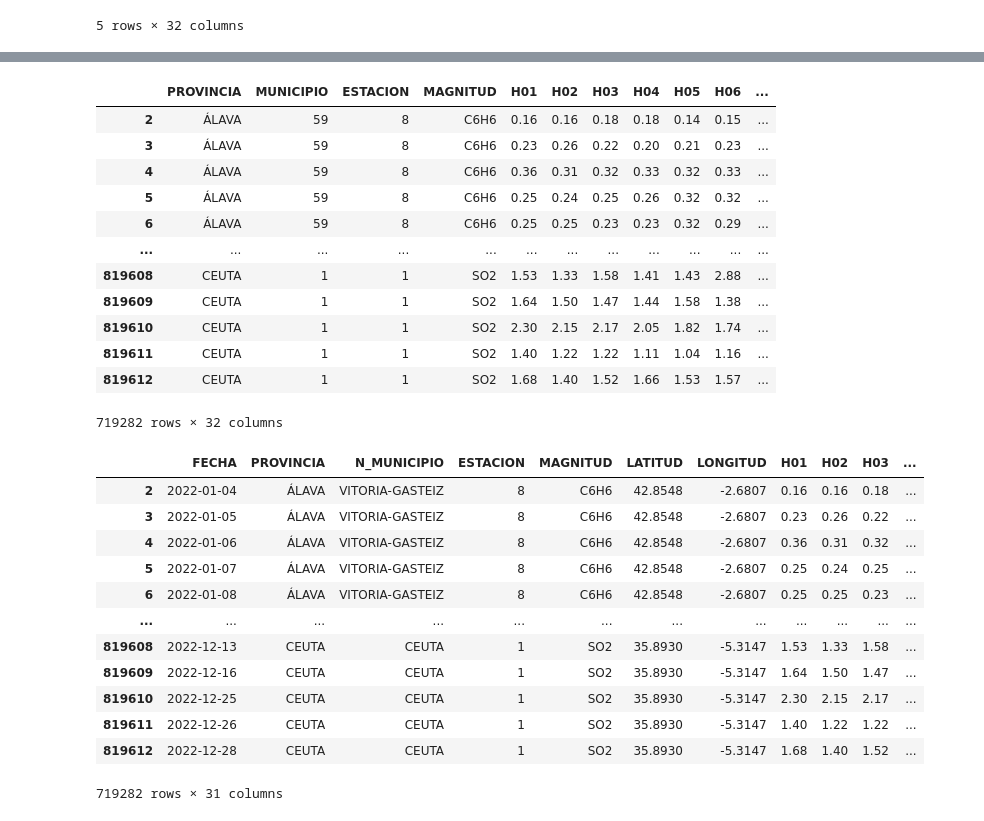
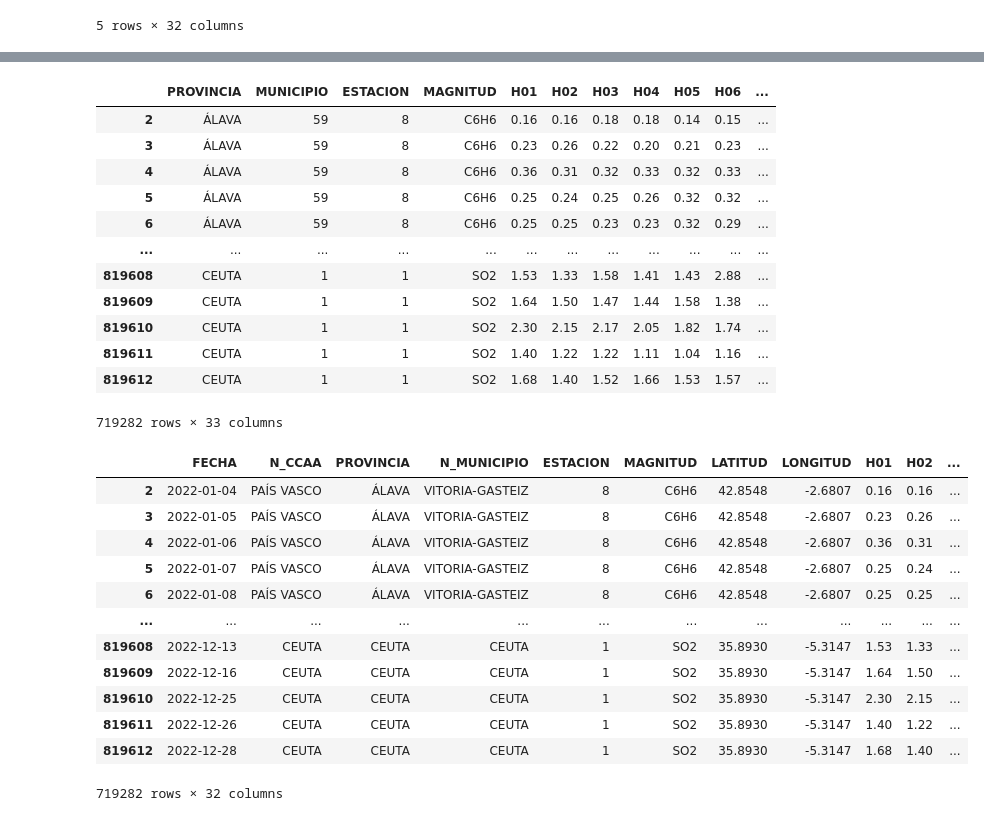
Before and after one commit to Pilizmt/Final-project-air-quality, a Jupyter notebook: src/pre-processing.ipynb, the cells around one changed output, grey strips where cells are left out. Cells and saved outputs as stored; diff of their text form; code cells hidden in the pictures.

```diff
--- a/src/pre-processing.ipynb
+++ b/src/pre-processing.ipynb
@@ -242,3 +242,8 @@ diccionario_provincias
  49: 'ZAMORA',
  50: 'ZARAGOZA',
  51: 'CEUTA'}
+# %%
+dict_ccaa = {(row['PROVINCIA'], row['MUNICIPIO']): row['N_CCAA']
+                    for index, row in stations_excel.iterrows()}
+
+dict_ccaa
@@ -245,3 +268,8 @@ diccionario_provincias
+# %%
+# Crear clave para agregar la CCAA
+pollutants['CLAVE_COMBINADA'] = pollutants.apply(lambda x: (x['PROVINCIA'], x['MUNICIPIO']), axis=1)
+pollutants['N_CCAA'] = pollutants['CLAVE_COMBINADA'].map(dict_ccaa)
+pollutants.drop('CLAVE_COMBINADA', axis=1, inplace=True)
 # %%
 # Crear el diccionario longitud
 dicc_longitude = {(row['PROVINCIA'], row['MUNICIPIO'], row['ESTACION']): row['LONGITUD_G'] for index, row in stations_excel.iterrows()}
@@ -294,34 +322,34 @@ pollutants
 | 819610 | CEUTA | 1 | 1 | SO2 | 2.30 | 2.15 | 2.17 | 2.05 | 1.82 | 1.74 | ... |
 | 819611 | CEUTA | 1 | 1 | SO2 | 1.40 | 1.22 | 1.22 | 1.11 | 1.04 | 1.16 | ... |
 | 819612 | CEUTA | 1 | 1 | SO2 | 1.68 | 1.40 | 1.52 | 1.66 | 1.53 | 1.57 | ... |
-719282 rows × 32 columns
+719282 rows × 33 columns
 # %%
 # Cambiar el orden de las columnas
 
 # Nombres de las columnas de horas en orden
 columnas_horas = ['H01', 'H02', 'H03', 'H04', 'H05', 'H06', 'H07', 'H08', 'H09', 'H10',
                   'H11', 'H12', 'H13', 'H14', 'H15', 'H16', 'H17', 'H18', 'H19', 'H20',
                   'H21', 'H22', 'H23', 'H24']
 
 # Nuevo orden de las columnas
-nuevo_orden = ['FECHA', 'PROVINCIA', 'N_MUNICIPIO', 'ESTACION', 'MAGNITUD', 'LATITUD', 'LONGITUD'] + columnas_horas
+nuevo_orden = ['FECHA', 'N_CCAA', 'PROVINCIA', 'N_MUNICIPIO', 'ESTACION', 'MAGNITUD', 'LATITUD', 'LONGITUD'] + columnas_horas
 
 pollutants = pollutants[nuevo_orden]
 pollutants
 # %% [output]
-|  | FECHA | PROVINCIA | N_MUNICIPIO | ESTACION | MAGNITUD | LATITUD | LONGITUD | H01 | H02 | H03 | ... |
-| 2 | 2022-01-04 | ÁLAVA | VITORIA-GASTEIZ | 8 | C6H6 | 42.8548 | -2.6807 | 0.16 | 0.16 | 0.18 | ... |
-| 3 | 2022-01-05 | ÁLAVA | VITORIA-GASTEIZ | 8 | C6H6 | 42.8548 | -2.6807 | 0.23 | 0.26 | 0.22 | ... |
-| 4 | 2022-01-06 | ÁLAVA | VITORIA-GASTEIZ | 8 | C6H6 | 42.8548 | -2.6807 | 0.36 | 0.31 | 0.32 | ... |
-| 5 | 2022-01-07 | ÁLAVA | VITORIA-GASTEIZ | 8 | C6H6 | 42.8548 | -2.6807 | 0.25 | 0.24 | 0.25 | ... |
-| 6 | 2022-01-08 | ÁLAVA | VITORIA-GASTEIZ | 8 | C6H6 | 42.8548 | -2.6807 | 0.25 | 0.25 | 0.23 | ... |
+|  | FECHA | N_CCAA | PROVINCIA | N_MUNICIPIO | ESTACION | MAGNITUD | LATITUD | LONGITUD | H01 | H02 | ... |
+| 2 | 2022-01-04 | PAÍS VASCO | ÁLAVA | VITORIA-GASTEIZ | 8 | C6H6 | 42.8548 | -2.6807 | 0.16 | 0.16 | ... |
+| 3 | 2022-01-05 | PAÍS VASCO | ÁLAVA | VITORIA-GASTEIZ | 8 | C6H6 | 42.8548 | -2.6807 | 0.23 | 0.26 | ... |
+| 4 | 2022-01-06 | PAÍS VASCO | ÁLAVA | VITORIA-GASTEIZ | 8 | C6H6 | 42.8548 | -2.6807 | 0.36 | 0.31 | ... |
+| 5 | 2022-01-07 | PAÍS VASCO | ÁLAVA | VITORIA-GASTEIZ | 8 | C6H6 | 42.8548 | -2.6807 | 0.25 | 0.24 | ... |
+| 6 | 2022-01-08 | PAÍS VASCO | ÁLAVA | VITORIA-GASTEIZ | 8 | C6H6 | 42.8548 | -2.6807 | 0.25 | 0.25 | ... |
 | ... | ... | ... | ... | ... | ... | ... | ... | ... | ... | ... | ... |
-| 819608 | 2022-12-13 | CEUTA | CEUTA | 1 | SO2 | 35.8930 | -5.3147 | 1.53 | 1.33 | 1.58 | ... |
-| 819609 | 2022-12-16 | CEUTA | CEUTA | 1 | SO2 | 35.8930 | -5.3147 | 1.64 | 1.50 | 1.47 | ... |
-| 819610 | 2022-12-25 | CEUTA | CEUTA | 1 | SO2 | 35.8930 | -5.3147 | 2.30 | 2.15 | 2.17 | ... |
-| 819611 | 2022-12-26 | CEUTA | CEUTA | 1 | SO2 | 35.8930 | -5.3147 | 1.40 | 1.22 | 1.22 | ... |
-| 819612 | 2022-12-28 | CEUTA | CEUTA | 1 | SO2 | 35.8930 | -5.3147 | 1.68 | 1.40 | 1.52 | ... |
+| 819608 | 2022-12-13 | CEUTA | CEUTA | CEUTA | 1 | SO2 | 35.8930 | -5.3147 | 1.53 | 1.33 | ... |
+| 819609 | 2022-12-16 | CEUTA | CEUTA | CEUTA | 1 | SO2 | 35.8930 | -5.3147 | 1.64 | 1.50 | ... |
+| 819610 | 2022-12-25 | CEUTA | CEUTA | CEUTA | 1 | SO2 | 35.8930 | -5.3147 | 2.30 | 2.15 | ... |
+| 819611 | 2022-12-26 | CEUTA | CEUTA | CEUTA | 1 | SO2 | 35.8930 | -5.3147 | 1.40 | 1.22 | ... |
+| 819612 | 2022-12-28 | CEUTA | CEUTA | CEUTA | 1 | SO2 | 35.8930 | -5.3147 | 1.68 | 1.40 | ... |
-719282 rows × 31 columns
+719282 rows × 32 columns
 # %%
 # Guardar dataframe procesado
 pollutants_clean = pollutants.to_csv('../data/processed/clean_pollutants.csv', index=False)
```
Also changed, not shown: parts of 1 cell of this notebook, 2 other files.
